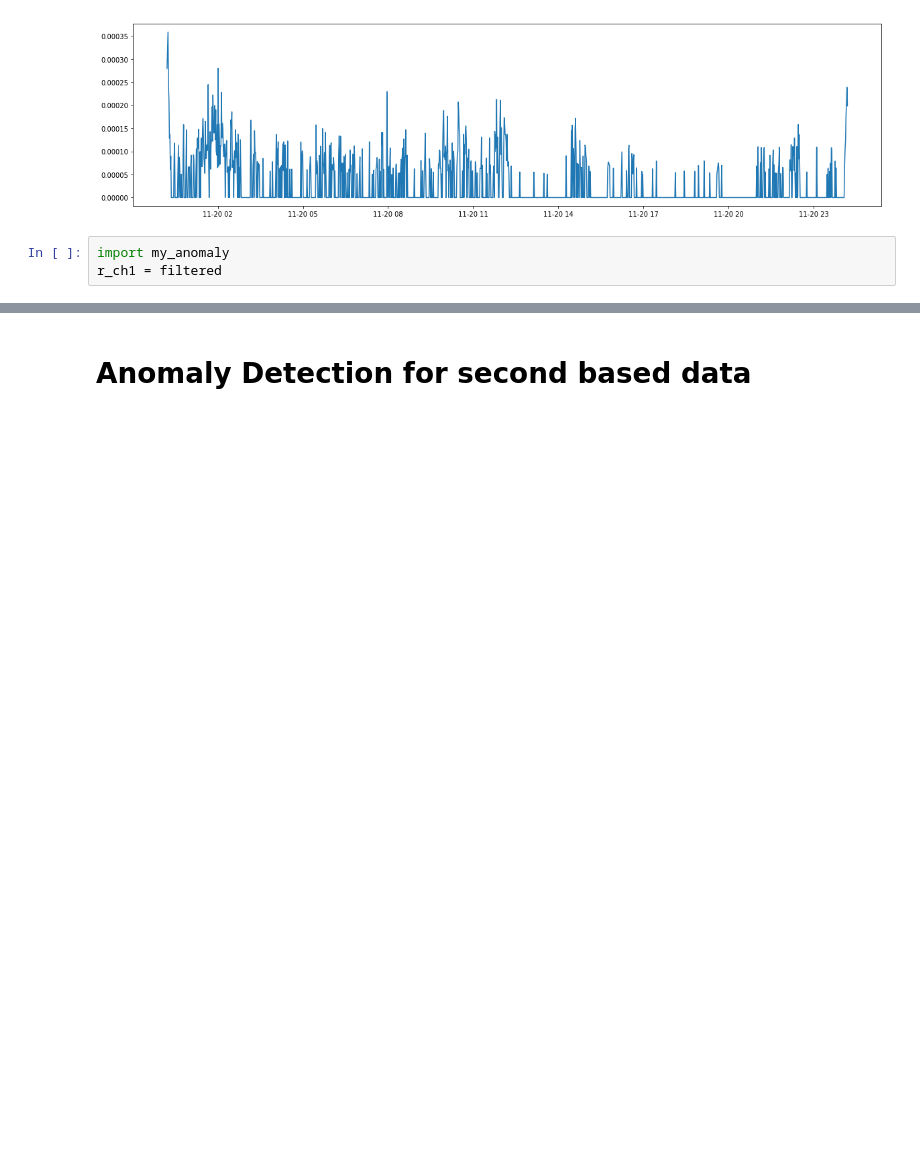
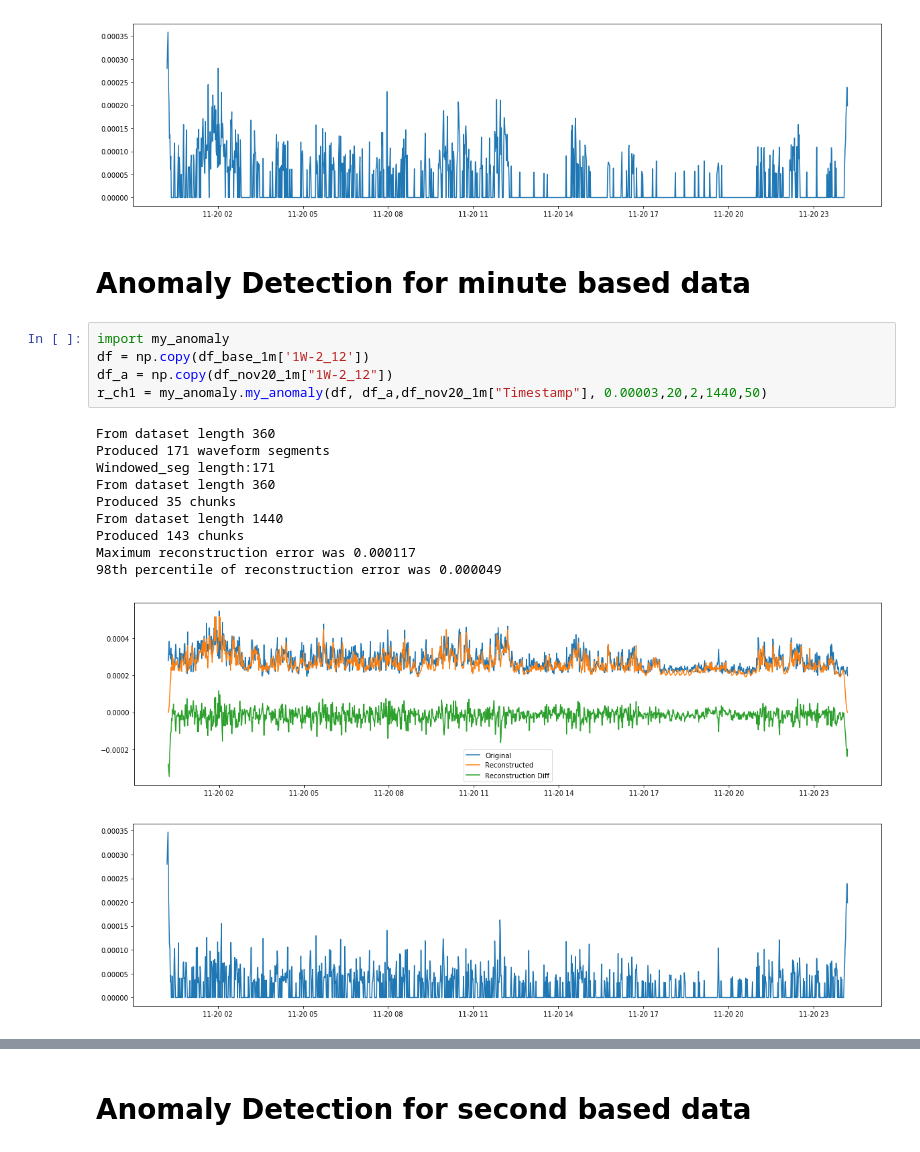
Before and after one commit to xw0078/ub_fall17_seb, a Jupyter notebook: Dataset Overview and Anomaly Detection.ipynb, the cells around one changed output, grey strips where cells are left out. Drawn from its saved outputs; the diff is of its cells as text; blank space fills up the shorter version.

Commit message:
new dataset and new notebook

```diff
--- a/Dataset Overview and Anomaly Detection.ipynb
+++ b/Dataset Overview and Anomaly Detection.ipynb
@@ -415,9 +415,25 @@ plt.plot(df_nov20_1m["Timestamp"][0:n_plot_samples],filtered[0:n_plot_samples],
 # %% [output]
 [<matplotlib.lines.Line2D at 0x...>]
 [figure]
-# %%
-import my_anomaly
-r_ch1 = filtered
+# %% [markdown]
+# Anomaly Detection for minute based data
+# %%
+import my_anomaly
+df = np.copy(df_base_1m['1W-2_12'])
+df_a = np.copy(df_nov20_1m["1W-2_12"])
+r_ch1 = my_anomaly.my_anomaly(df, df_a,df_nov20_1m["Timestamp"], 0.00003,20,2,1440,50)
+# %% [output]
+From dataset length 360
+Produced 171 waveform segments
+Windowed_seg length:171
+From dataset length 360
+Produced 35 chunks
+From dataset length 1440
+Produced 143 chunks
+Maximum reconstruction error was 0.000117
+98th percentile of reconstruction error was 0.000049
+[figure, added]
+[figure, added]
 # %%
 df = np.copy(df_base_1m['1W-2_03'])
 df_a = np.copy(df_nov20_1m["1W-2_03"])
```
Also changed, not shown: parts of 25 cells of this notebook, 4 other files.
